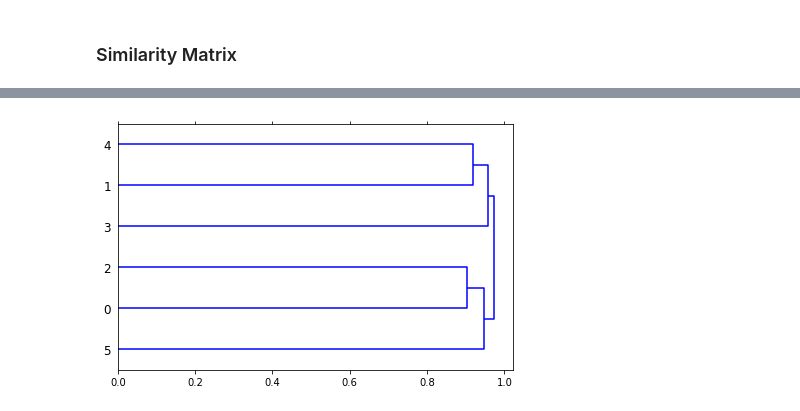
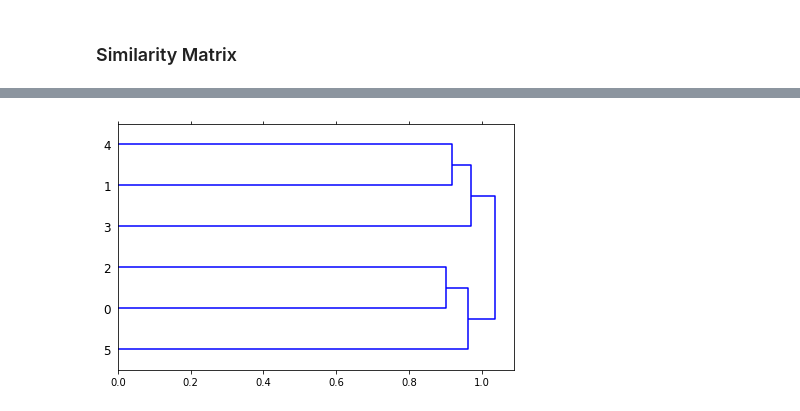
Before and after one commit to shanepeckham/NLP-1, a Jupyter notebook: Complementary_Courses/Personal_Exercises/HCA_Overview.ipynb, the cells around one changed output, grey strips where cells are left out. Drawn from its saved outputs; the diff is of its cells as text; code cells hidden in the pictures.

```diff
--- a/Complementary_Courses/Personal_Exercises/HCA_Overview.ipynb
+++ b/Complementary_Courses/Personal_Exercises/HCA_Overview.ipynb
@@ -178,0 +191,3 @@ AttributeError: 'numpy.ndarray' object has no attribute 'representation'
+# %%
+Z = hca_document_clustering(tfidf, method='ward', distance_metric='cosine')
+Z
@@ -179,6 +202,6 @@ AttributeError: 'numpy.ndarray' object has no attribute 'representation'
 # %%
 plot_dendogram_from_linkage_matrix(
-    dist, truncate_mode='lastp', p=6,
+    Z, truncate_mode='lastp', p=6,
     show_leaf_counts=True, leaf_rotation=0.)
 # %% [output]
-[figure, old version]
+[figure, new version]
```
Also changed, not shown: parts of 6 cells of this notebook, 1 other file.
